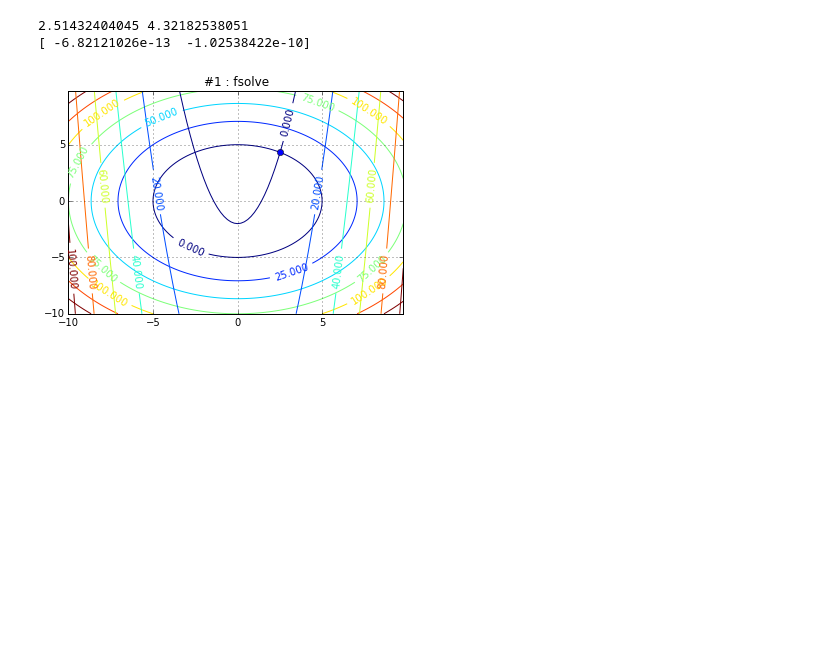
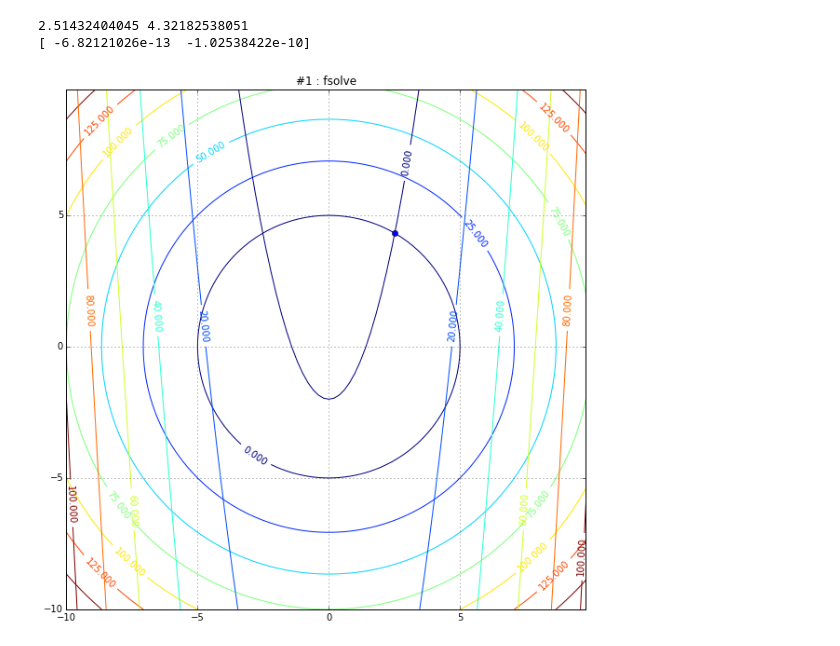
Before and after one commit to DustinVerzal/Math-415, a Jupyter notebook: Homework/Math 415 - Homework_1.ipynb, the cells around one changed output. Drawn from its saved outputs; the diff is of its cells as text; code cells hidden in the pictures; blank space fills up the shorter version.

Commit message:
Increased figure size

```diff
--- a/Homework/Math 415 - Homework_1.ipynb
+++ b/Homework/Math 415 - Homework_1.ipynb
@@ -7,33 +7,37 @@ import sympy
 # %%
 #1: fsolve
 def f(p):
     x, y = p
     return np.array([x**2 + y**2 - 25, x**2 - y - 2])
+
+#Plot set
+fig = plt.figure(figsize=(10, 10))
+plt.title("#1 : fsolve")
+ax = fig.add_subplot(111)
 
 x, y = optimize.fsolve(f, (1, 1))
 
 print x, y
 print f((x, y)), "\n\n"
 
 #Plot
 x_mesh = np.arange(-10, 10, .2)
 y_mesh = np.arange(-10, 10, .2)
 X, Y = np.meshgrid(x_mesh, y_mesh)
 Z1 = X**2 + Y**2 - 25
 Z2 = X**2 - Y - 2
 
-CS1 = plt.contour(X, Y, Z1)
-CS2 = plt.contour(X, Y, Z2)
-plt.clabel(CS1, inline=1, fontsize=10)
-plt.clabel(CS2, inline=1, fontsize=10)
-plt.grid()
-pt = plt.plot(x, y, '-bo')
-plt.title("#1 : fsolve")
+CS1 = ax.contour(X, Y, Z1)
+CS2 = ax.contour(X, Y, Z2)
+ax.clabel(CS1, inline=1, fontsize=10)
+ax.clabel(CS2, inline=1, fontsize=10)
+ax.grid()
+ax = plt.plot(x, y, '-bo')
 plt.show()
 # %% [output]
 2.51432404045 4.32182538051
 [ -6.82121026e-13  -1.02538422e-10]
-[figure, old version]
+[figure, new version]
 # %%
 #1: Secant method
 def f(p):
```
Also changed, not shown: parts of 3 cells of this notebook.
